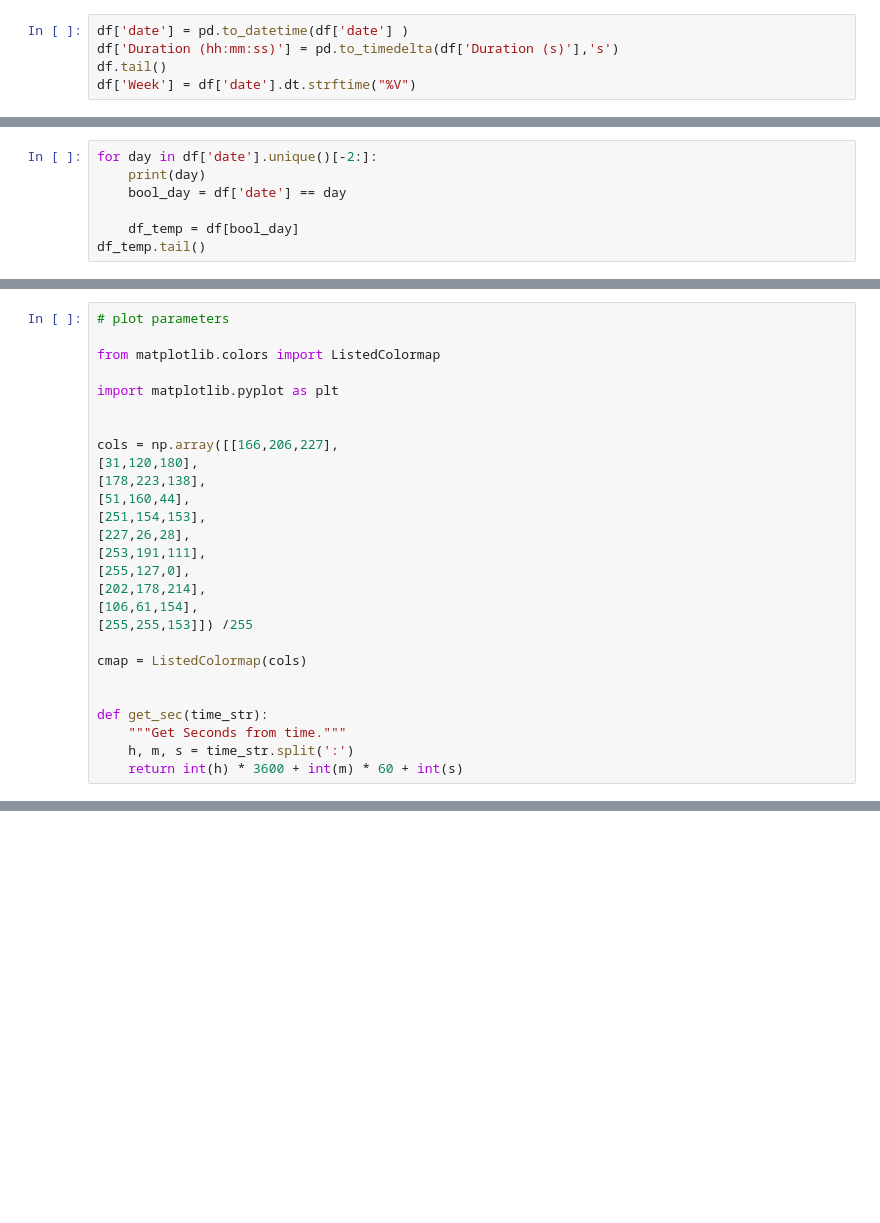
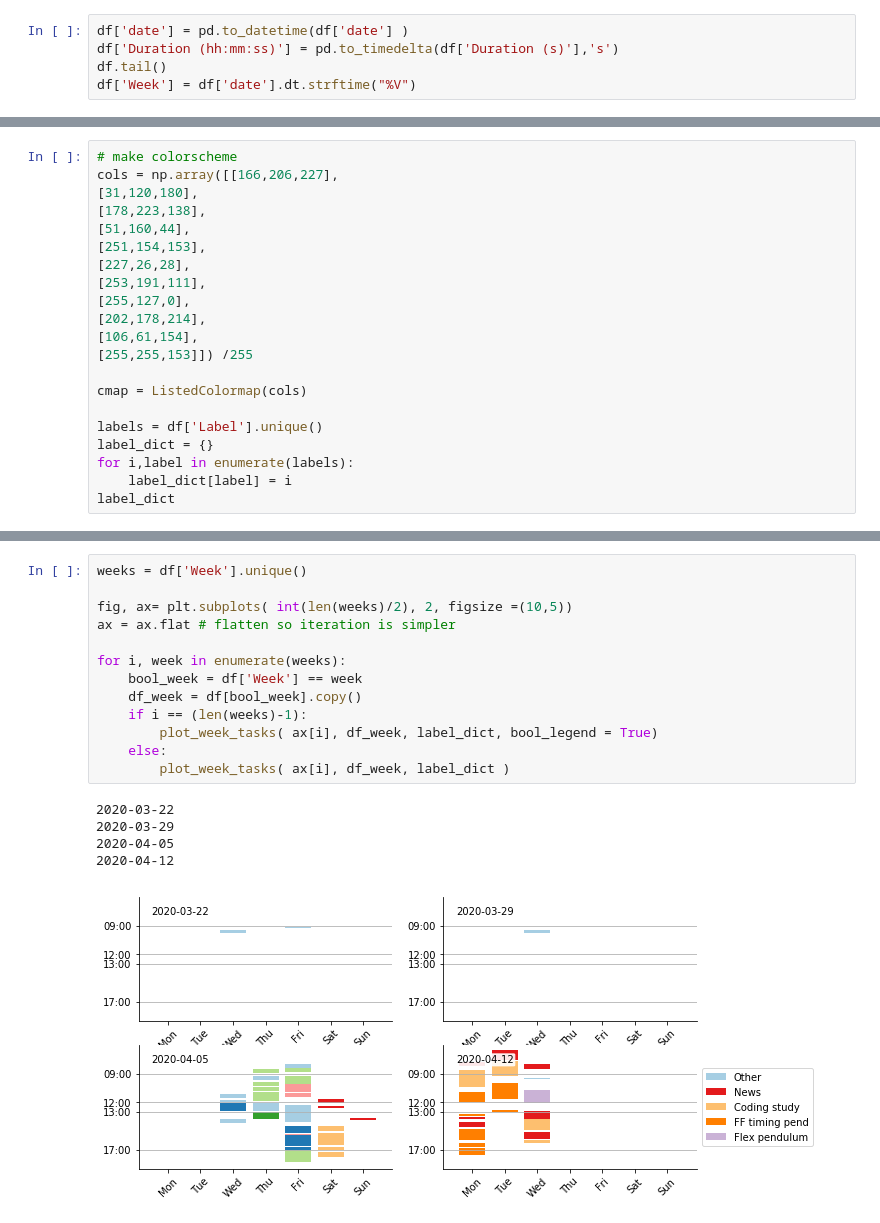
Before and after one commit to tlmohren/Task_timer, a Jupyter notebook: analyze_task_log.ipynb, the cells around one changed output, grey strips where cells are left out. Cells and saved outputs as stored; diff of their text form; blank space fills up the shorter version.

```diff
--- a/analyze_task_log.ipynb
+++ b/analyze_task_log.ipynb
@@ -91,7 +105,0 @@ df_day.groupby('date').sum()
-# %%
-for day in df['date'].unique()[-2:]:
-    print(day)
-    bool_day = df['date'] == day
-
-    df_temp = df[bool_day]
-df_temp.tail()
@@ -107,11 +108,5 @@ df_temp.tail()
 # %%
-# plot parameters
-
-from matplotlib.colors import ListedColormap
-
-import matplotlib.pyplot as plt
-
-
+# make colorscheme
 cols = np.array([[166,206,227],
 [31,120,180],
 [178,223,138],
@@ -126,8 +121,8 @@ cols = np.array([[166,206,227],
 
 cmap = ListedColormap(cols)
 
-
-def get_sec(time_str):
-    """Get Seconds from time."""
-    h, m, s = time_str.split(':')
-    return int(h) * 3600 + int(m) * 60 + int(s)
+labels = df['Label'].unique()
+label_dict = {}
+for i,label in enumerate(labels):
+    label_dict[label] = i
+label_dict
@@ -266,0 +220,19 @@ ax.legend(by_label.values(), by_label.keys(), loc='center left', bbox_to_anchor=
+# %%
+weeks = df['Week'].unique()
+
+fig, ax= plt.subplots( int(len(weeks)/2), 2, figsize =(10,5))
+ax = ax.flat # flatten so iteration is simpler
+
+for i, week in enumerate(weeks):
+    bool_week = df['Week'] == week
+    df_week = df[bool_week].copy()
+    if i == (len(weeks)-1):
+        plot_week_tasks( ax[i], df_week, label_dict, bool_legend = True)
+    else:
+        plot_week_tasks( ax[i], df_week, label_dict )
+# %% [output]
+2020-03-22
+2020-03-29
+2020-04-05
+2020-04-12
+[figure, added]
```
Also changed, not shown: parts of 19 cells of this notebook, 3 other files.
